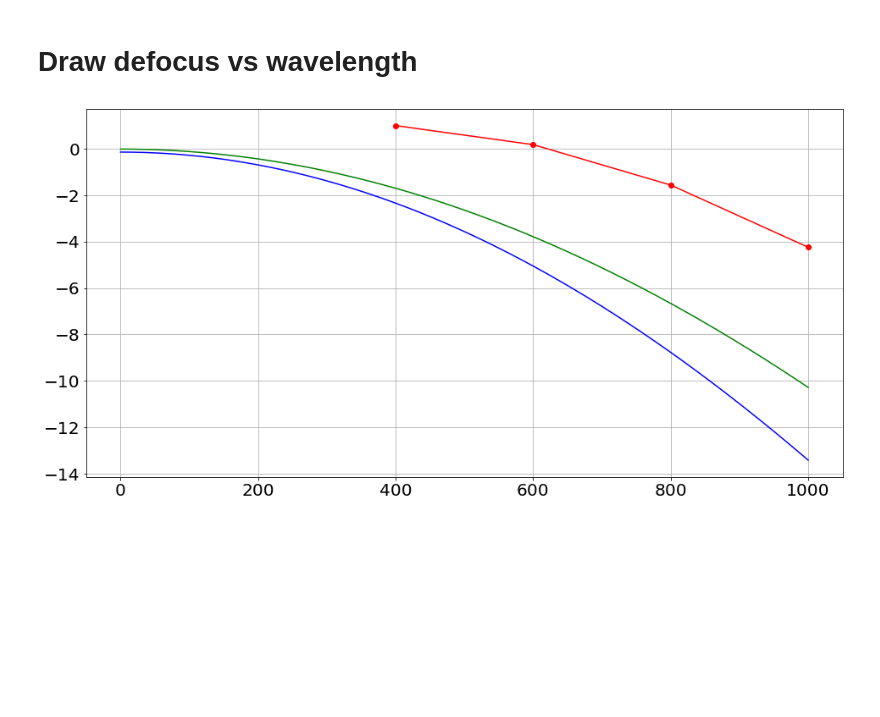
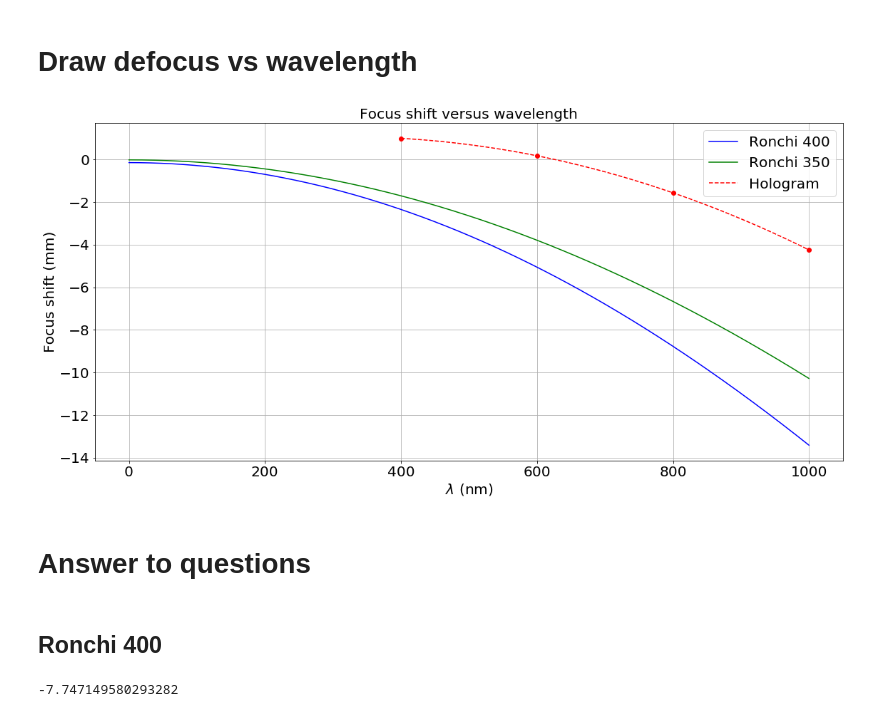
Before and after one commit to sylvielsstfr/OpticSimWthB4, a Jupyter notebook: DrawBeams/notebooks_draw/DrawBeams_swap.ipynb, the cells around one changed output. Saved outputs shown, nothing was run; the diff lists cells and outputs as text; code cells hidden in the pictures; blank space fills up the shorter version.

```diff
--- a/DrawBeams/notebooks_draw/DrawBeams_swap.ipynb
+++ b/DrawBeams/notebooks_draw/DrawBeams_swap.ipynb
@@ -1097,11 +1099,29 @@ u2=lower_ray["W0"]
 v2=lower_ray["U0"]
 XXXR350,YYYR350,WLR350=GetRayConvergenceIntersectionPoints2(x0,y0,u0,v0,y1,u1,v1,y2,u2,v2,a,m=1,WLMIN=0.,WLMAX=1000.,NBPOINTS=1000)
 XXXR350=XXXR350+central_ray["Z2"]-central_ray["Z3"]
+# %%
+Xspline=WLARRAY*1e6
+Yspline=XI
+focusHOE = interp1d(Xspline,Yspline, kind='cubic')
+# %%
+Xfoc=np.linspace(Xspline[0],Xspline[-1],100)
+Yfoc=focusHOE(Xfoc)
 # %%
 plt.figure(figsize=(16,8))
-plt.plot(WLR400*1e6,XXXR400,"b")
-plt.plot(WLR350*1e6,XXXR350,"g")
-plt.plot(WLARRAY*1e6,XI,"or-")
+plt.plot(WLR400*1e6,XXXR400,"b",label="Ronchi 400")
+plt.plot(WLR350*1e6,XXXR350,"g",label="Ronchi 350")
+plt.plot(WLARRAY*1e6,XI,"or")
+plt.plot(Xfoc,Yfoc,"r--",label="Hologram")
 plt.grid()
+plt.legend()
+plt.xlabel("$\\lambda$ (nm)")
+plt.ylabel("Focus shift (mm)")
+plt.title("Focus shift versus wavelength")
+plt.tight_layout()
+plt.savefig("FocusShiftCTIO.pdf")
 # %% [output]
-[figure, old version]
+[figure, new version]
+# %% [markdown]
+# Answer to questions
+# %% [markdown]
+## Ronchi 400
@@ -1107,0 +1130,4 @@ plt.grid()
+# %%
+XXXR400[idx_R400]
+# %% [output]
+-7.747149580293282
```
Also changed, not shown: parts of 11 cells of this notebook.
